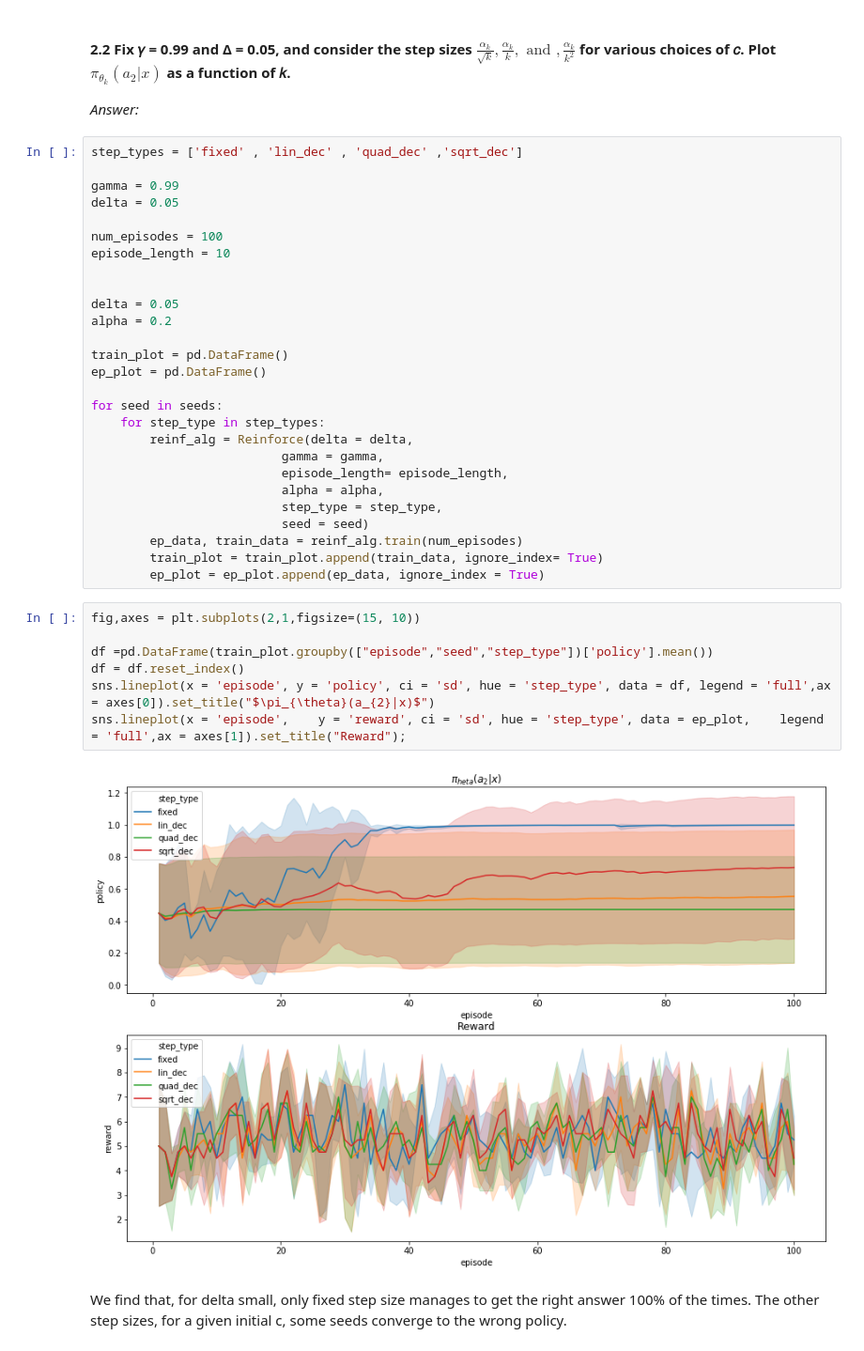
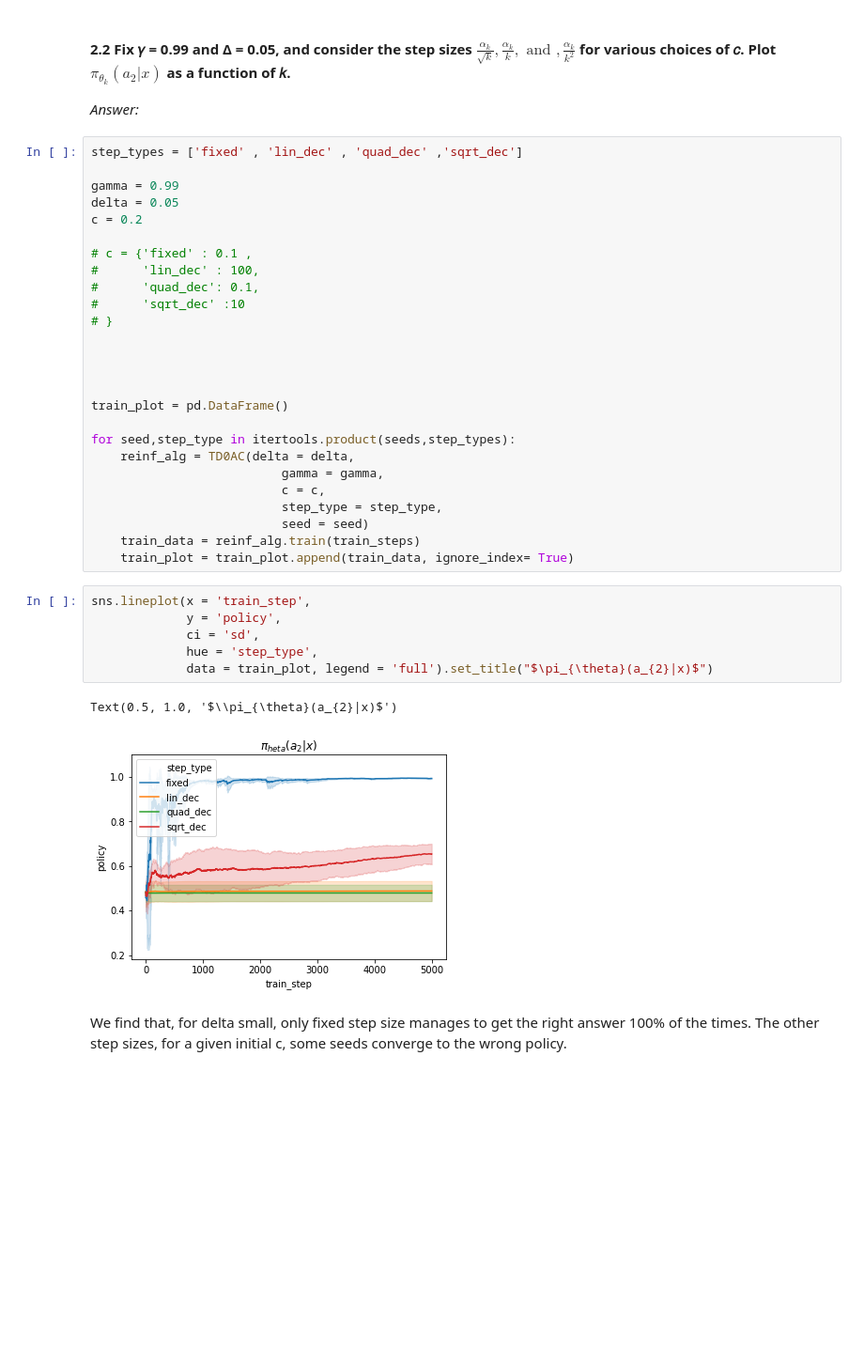
Before and after one commit to jrdmose/BGSE_Reinforcement_Learning, a Jupyter notebook: RL_exercises.ipynb, the cells around one changed output. Shown at 94% size. Cells and saved outputs as stored; diff of their text form; blank space fills up the shorter version.

```diff
--- a/RL_exercises.ipynb
+++ b/RL_exercises.ipynb
@@ -273,37 +241,36 @@ step_types = ['fixed' , 'lin_dec' , 'quad_dec' ,'sqrt_dec']
 
 gamma = 0.99
 delta = 0.05
+c = 0.2
 
-num_episodes = 100
-episode_length = 10
+# c = {'fixed' : 0.1 ,
+#      'lin_dec' : 100,
+#      'quad_dec': 0.1,
+#      'sqrt_dec' :10
+# }
 
 
-delta = 0.05
-alpha = 0.2
+
 
 train_plot = pd.DataFrame()
-ep_plot = pd.DataFrame()
 
-for seed in seeds:
-    for step_type in step_types:
-        reinf_alg = Reinforce(delta = delta,
+for seed,step_type in itertools.product(seeds,step_types):
+    reinf_alg = TD0AC(delta = delta,
                           gamma = gamma,
-                          episode_length= episode_length,
-                          alpha = alpha,
+                          c = c,
                           step_type = step_type,
                           seed = seed)
-        ep_data, train_data = reinf_alg.train(num_episodes)
-        train_plot = train_plot.append(train_data, ignore_index= True)
-        ep_plot = ep_plot.append(ep_data, ignore_index = True)
+    train_data = reinf_alg.train(train_steps)
+    train_plot = train_plot.append(train_data, ignore_index= True)
-# %%
-fig,axes = plt.subplots(2,1,figsize=(15, 10))
-
-df =pd.DataFrame(train_plot.groupby(["episode","seed","step_type"])['policy'].mean())
-df = df.reset_index()
-sns.lineplot(x = 'episode', y = 'policy', ci = 'sd', hue = 'step_type', data = df, legend = 'full',ax = axes[0]).set_title("$\pi_{\theta}(a_{2}|x)$")
-sns.lineplot(x = 'episode',    y = 'reward', ci = 'sd', hue = 'step_type', data = ep_plot,    legend = 'full',ax = axes[1]).set_title("Reward");
-# %% [output]
-[figure, removed]
+# %%
+sns.lineplot(x = 'train_step',
+             y = 'policy',
+             ci = 'sd',
+             hue = 'step_type',
+             data = train_plot, legend = 'full').set_title("$\pi_{\theta}(a_{2}|x)$")
+# %% [output]
+Text(0.5, 1.0, '$\\pi_{\theta}(a_{2}|x)$')
+[figure, added]
 # %% [markdown]
 We find that, for delta small, only fixed step size manages to get the right answer 100% of the times. The other step sizes, for a given initial c, some seeds converge to the wrong policy.
 # %% [markdown]
```
Also changed, not shown: parts of 15 cells of this notebook.
